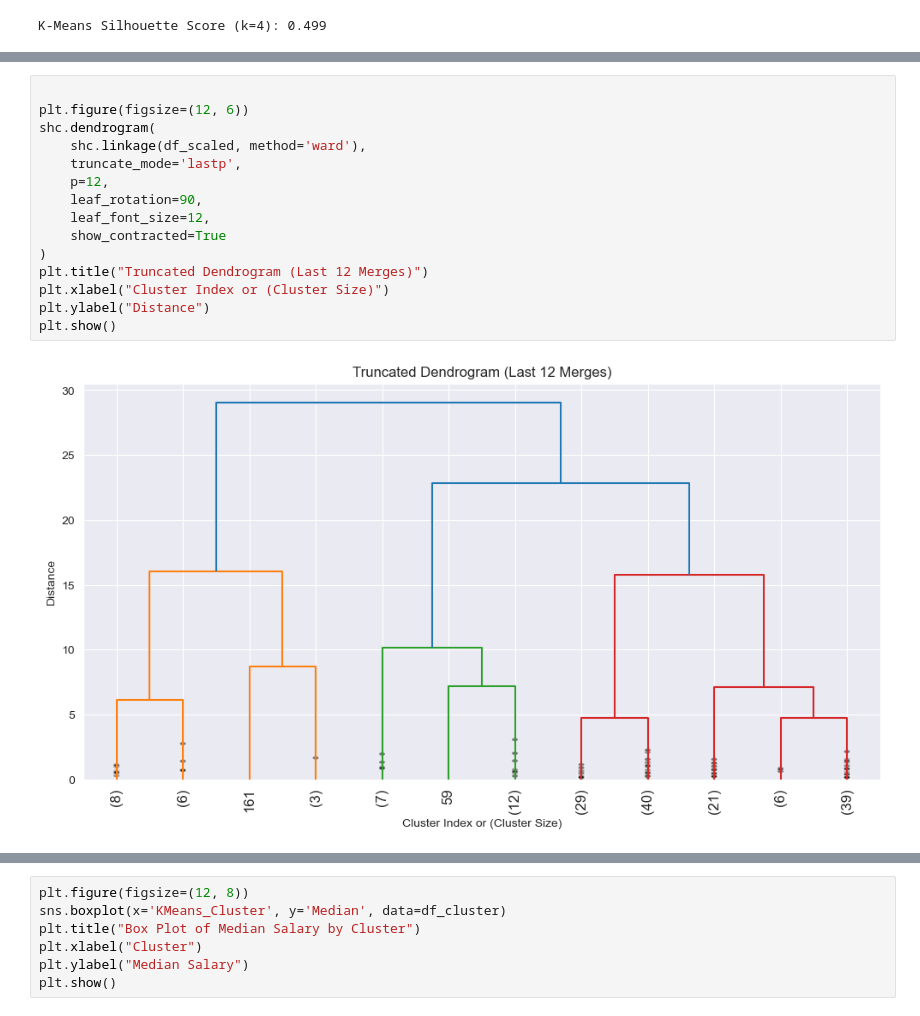
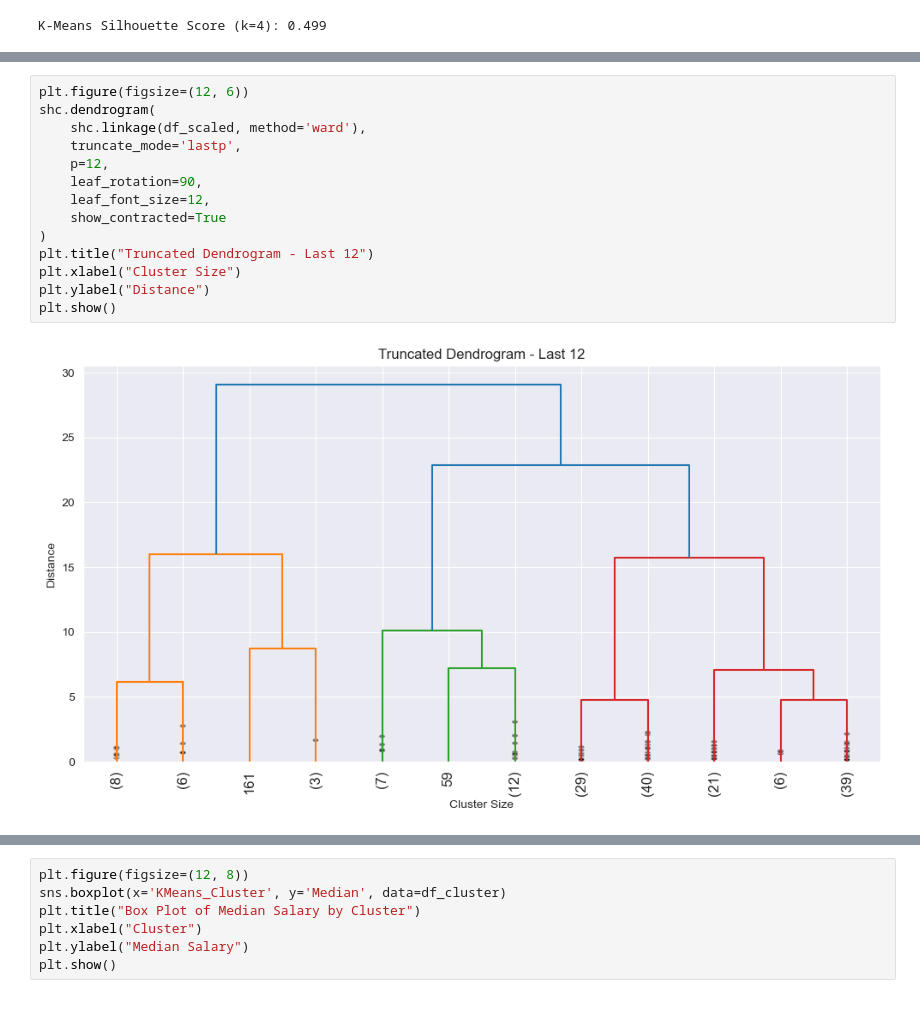
Before and after one commit to ToyaOkey/Project4, a Jupyter notebook: notebook.ipynb, the cells around one changed output, grey strips where cells are left out. Drawn from its saved outputs; the diff is of its cells as text.

```diff
--- a/notebook.ipynb
+++ b/notebook.ipynb
@@ -127,17 +197,16 @@ K-Means Silhouette Score (k=4): 0.499
 # %%
-
 plt.figure(figsize=(12, 6))
 shc.dendrogram(
     shc.linkage(df_scaled, method='ward'),
     truncate_mode='lastp',
     p=12,
     leaf_rotation=90,
     leaf_font_size=12,
     show_contracted=True
 )
-plt.title("Truncated Dendrogram (Last 12 Merges)")
-plt.xlabel("Cluster Index or (Cluster Size)")
+plt.title("Truncated Dendrogram - Last 12")
+plt.xlabel("Cluster Size")
 plt.ylabel("Distance")
 plt.show()
 # %% [output]
-[figure, old version]
+[figure, new version]
```
Also changed, not shown: parts of 30 cells of this notebook.
